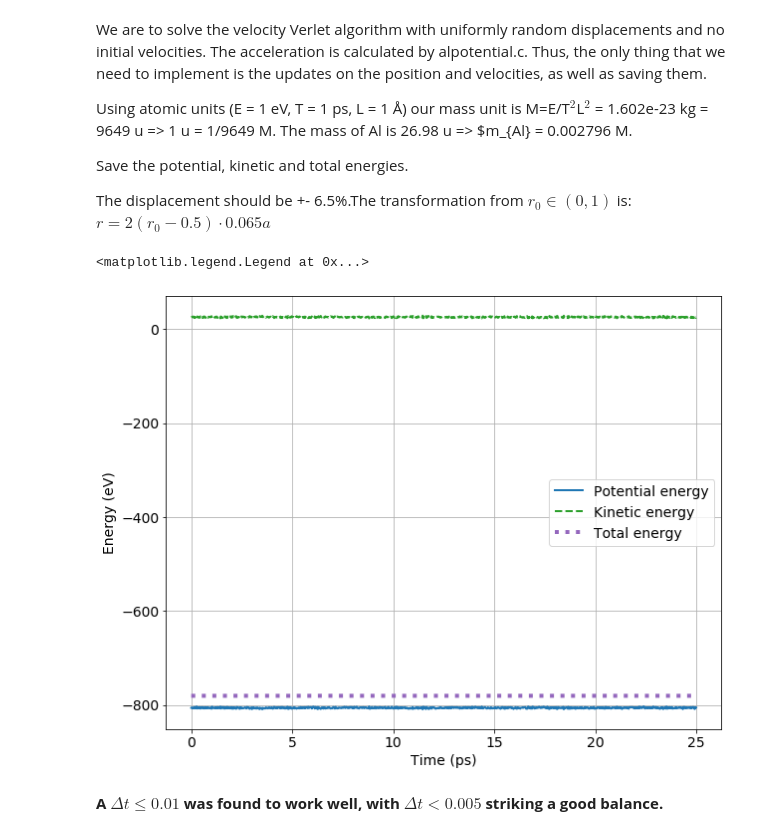
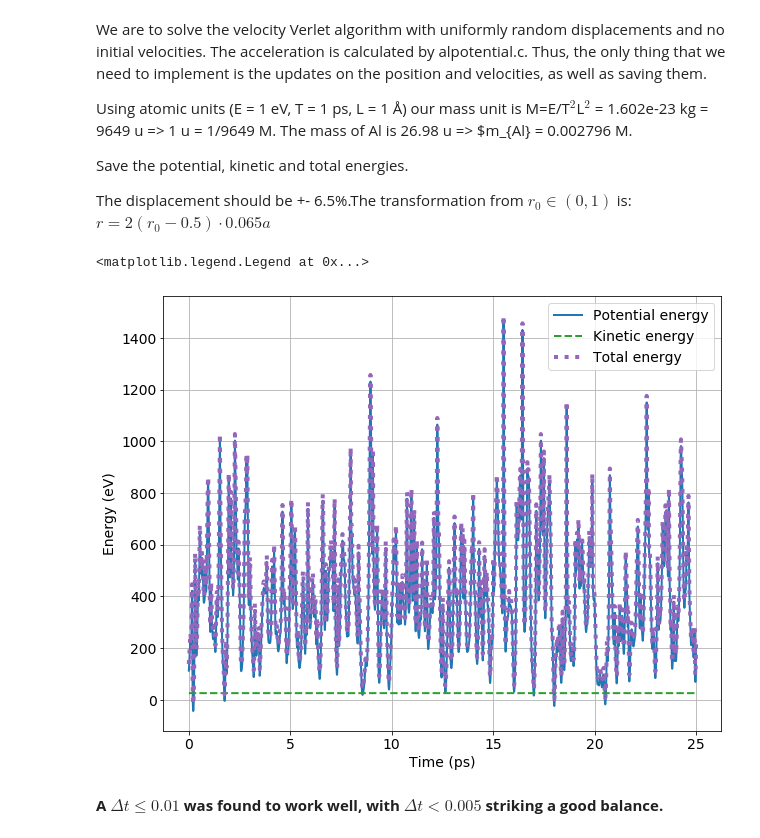
Before and after one commit to elindgren/compphys_homeworks, a Jupyter notebook: H1/Homework 1 - Notebook.ipynb, the cells around one changed output. Saved outputs shown, nothing was run; the diff lists cells and outputs as text; code cells hidden in the pictures.

```diff
--- a/H1/Homework 1 - Notebook.ipynb
+++ b/H1/Homework 1 - Notebook.ipynb
@@ -44,22 +44,22 @@ Save the potential, kinetic and total energies.
 The displacement should be +- 6.5\%.The transformation from $r_0 \in (0,1)$ is: $r = 2 (r_0 - 0.5) \cdot 0.065 a$
 # %%
 # Load energy data
-data = np.loadtxt("datafiles/vv_energies.dat")
+data = np.loadtxt("datafiles/solid/vv_energies.dat")
 
 # Define figure
 fig, ax = plt.subplots(figsize=(10,8))
 
 # Plot
 ax.plot(data[:,0], data[:,1], 'C0', linestyle='-', linewidth=2, label='Potential energy')
 ax.plot(data[:,0], data[:,2], 'C2', linestyle='--', linewidth=2, label='Kinetic energy')
 ax.plot(data[:,0], data[:,3], 'C4', linestyle=':', linewidth=4, label='Total energy')
 ax.set_xlabel(r'Time (ps)')
 ax.set_ylabel('Energy (eV)')
 ax.grid()
 ax.legend(loc='best')
 # %% [output]
 <matplotlib.legend.Legend at 0x...>
-[figure, old version]
+[figure, new version]
 # %% [markdown]
 **A $\Delta t \leq 0.01$ was found to work well, with $\Delta t<0.005$ striking a good balance.**
 # %% [markdown]
```
Also changed, not shown: parts of 3 cells of this notebook, 10 other files.
